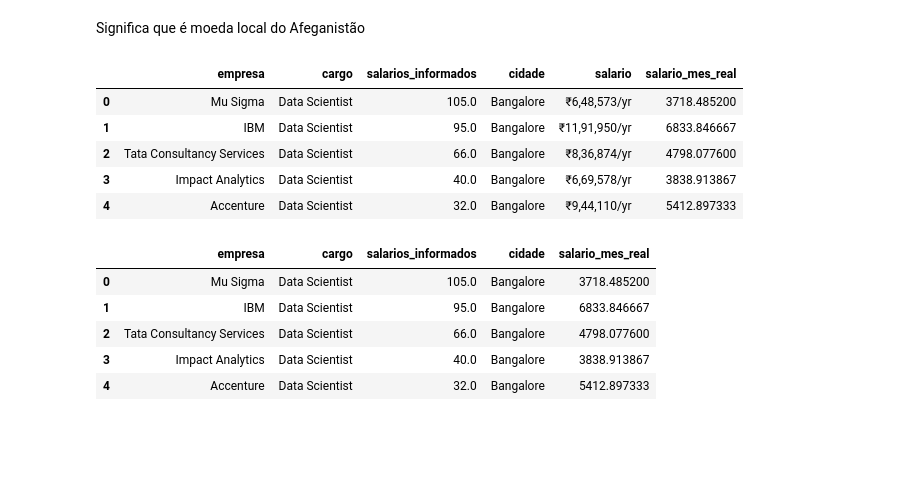
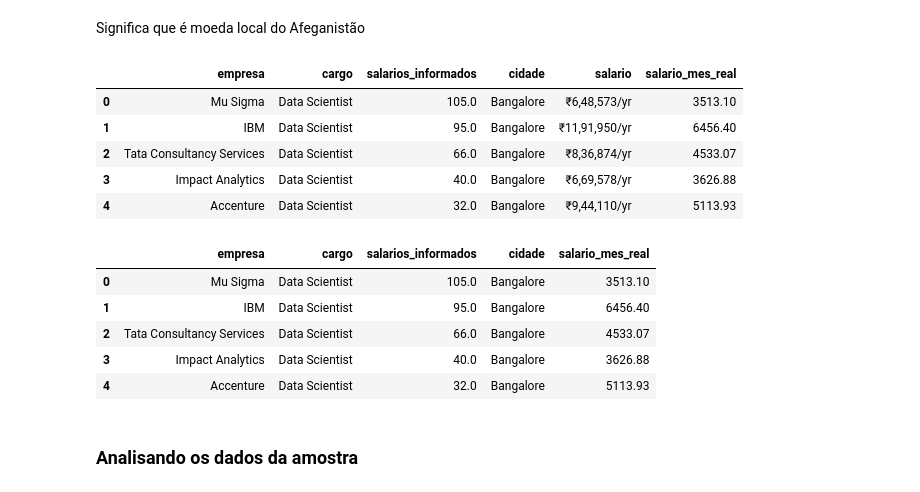
Before and after one commit to jeanpadrao/EDA_Salario_Profissionais_Dados_India, a Jupyter notebook: Salário profissionais de dados da Índia.ipynb, the cells around one changed output. Drawn from its saved outputs; the diff is of its cells as text; code cells hidden in the pictures; blank space fills up the shorter version.

Commit message:
V1.2
Modificações:
- Atualização dos valores da cotação do R$
- Análises descritivas e visuais
- Ajustes nas fontes dos markdowns

```diff
--- a/Salário profissionais de dados da Índia.ipynb
+++ b/Salário profissionais de dados da Índia.ipynb
@@ -113,20 +115,22 @@ dados[dados.salario.apply(lambda i : i[0] == 'A')]
 # %% [markdown]
 Significa que é moeda local do Afeganistão
 # %%
-# Criando função para converter moedas pra Real (R$)
+# Criando função para converter moedas pra Real (R$) - cotação em 12/03/22
 
 def converter(salario):
-    tipo = salario[0] #extraindo o tipo da moeda
-    freq = salario.split('/')[-1] #extraindo a forma de pagamento
-    salario = float(salario.split('/')[0][1:].replace (',', '').replace('FN', '')) #extraindo o valor numérico
+    tipo = salario[0] # extraindo o tipo da moeda
+    freq = salario.split('/')[-1] # extraindo a frequencia de pagamento
+    salario = float(salario.split('/')[0][1:].replace (',', '').replace('FN', '')) # extraindo o valor numérico
 
     # Convertendo a modea para Real
     if tipo == '₹':
-        salario *= 0.0688
+        salario *= 0.065
     elif tipo == '£':
-        salario *= 5.8217
+        salario *= 5.508
     elif tipo == 'A':
-        salario *= 0.05582
+        salario *= 0.056
+    elif tipo == '$':
+        salario *= 5.024
 
     # Convertendo a frequencia para mês
     if freq == 'yr':
@@ -134,20 +138,20 @@ def converter(salario):
     elif freq == 'hr':
         salario *= 220
 
-    #Retornando o salário final
+    # Retornando o salário final
     return salario
 # %%
 # Aplicando a função no dataset
 
-dados['salario_mes_real'] = dados.salario.apply(converter)
+dados['salario_mes_real'] = dados.salario.apply(converter).round(2)
 dados.head()
 # %% [output]
 |  | empresa | cargo | salarios_informados | cidade | salario | salario_mes_real |
-| 0 | Mu Sigma | Data Scientist | 105.0 | Bangalore | ₹6,48,573/yr | 3718.485200 |
-| 1 | IBM | Data Scientist | 95.0 | Bangalore | ₹11,91,950/yr | 6833.846667 |
-| 2 | Tata Consultancy Services | Data Scientist | 66.0 | Bangalore | ₹8,36,874/yr | 4798.077600 |
-| 3 | Impact Analytics | Data Scientist | 40.0 | Bangalore | ₹6,69,578/yr | 3838.913867 |
-| 4 | Accenture | Data Scientist | 32.0 | Bangalore | ₹9,44,110/yr | 5412.897333 |
+| 0 | Mu Sigma | Data Scientist | 105.0 | Bangalore | ₹6,48,573/yr | 3513.10 |
+| 1 | IBM | Data Scientist | 95.0 | Bangalore | ₹11,91,950/yr | 6456.40 |
+| 2 | Tata Consultancy Services | Data Scientist | 66.0 | Bangalore | ₹8,36,874/yr | 4533.07 |
+| 3 | Impact Analytics | Data Scientist | 40.0 | Bangalore | ₹6,69,578/yr | 3626.88 |
+| 4 | Accenture | Data Scientist | 32.0 | Bangalore | ₹9,44,110/yr | 5113.93 |
 # %%
 # Excluindo a coluna salario antiga
 
@@ -155,8 +159,10 @@ dados.drop('salario', axis = 1, inplace = True)
 dados.head()
 # %% [output]
 |  | empresa | cargo | salarios_informados | cidade | salario_mes_real |
-| 0 | Mu Sigma | Data Scientist | 105.0 | Bangalore | 3718.485200 |
-| 1 | IBM | Data Scientist | 95.0 | Bangalore | 6833.846667 |
-| 2 | Tata Consultancy Services | Data Scientist | 66.0 | Bangalore | 4798.077600 |
-| 3 | Impact Analytics | Data Scientist | 40.0 | Bangalore | 3838.913867 |
-| 4 | Accenture | Data Scientist | 32.0 | Bangalore | 5412.897333 |
+| 0 | Mu Sigma | Data Scientist | 105.0 | Bangalore | 3513.10 |
+| 1 | IBM | Data Scientist | 95.0 | Bangalore | 6456.40 |
+| 2 | Tata Consultancy Services | Data Scientist | 66.0 | Bangalore | 4533.07 |
+| 3 | Impact Analytics | Data Scientist | 40.0 | Bangalore | 3626.88 |
+| 4 | Accenture | Data Scientist | 32.0 | Bangalore | 5113.93 |
+# %% [markdown]
+### Analisando os dados da amostra
```
Also changed, not shown: parts of 19 cells of this notebook.
